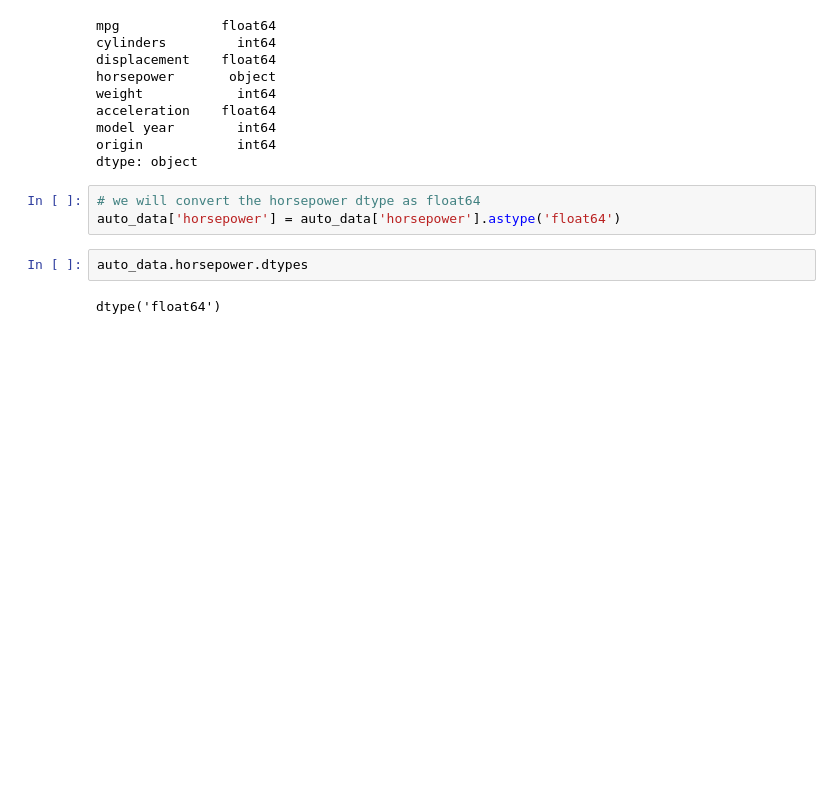
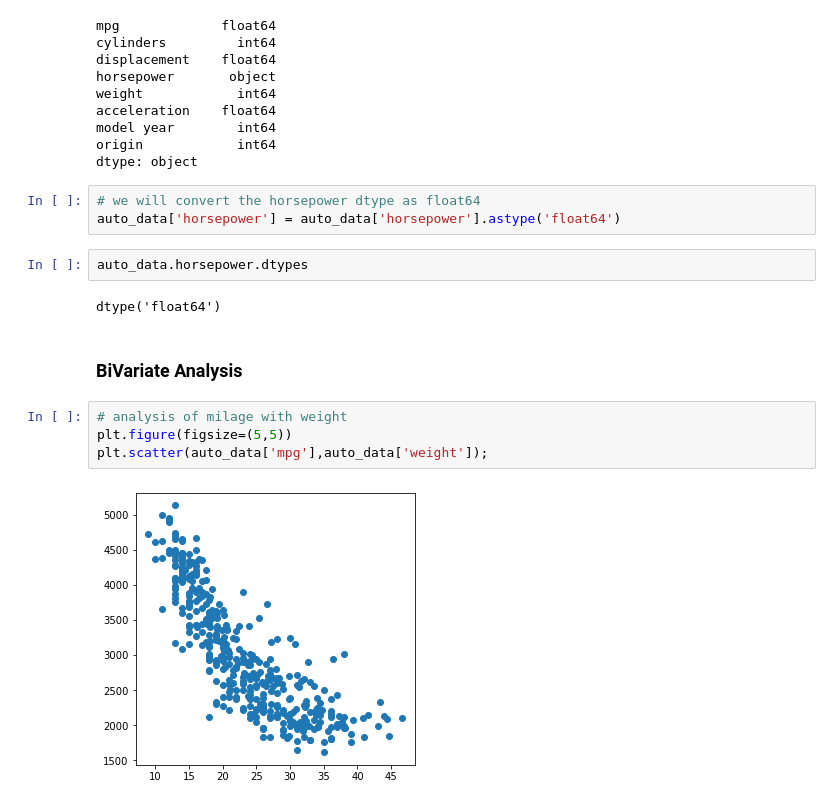
Before and after one commit to Iamsbharti/ML-AI, a Jupyter notebook: algorithms/Liner-Regression/auto_linear.ipynb, the cells around one changed output. Saved outputs shown, nothing was run; the diff lists cells and outputs as text; blank space fills up the shorter version.

Commit message:
weight vs milege :rocket:

```diff
--- a/algorithms/Liner-Regression/auto_linear.ipynb
+++ b/algorithms/Liner-Regression/auto_linear.ipynb
@@ -109,3 +109,11 @@ auto_data['horsepower'] = auto_data['horsepower'].astype('float64')
 auto_data.horsepower.dtypes
 # %% [output]
 dtype('float64')
+# %% [markdown]
+### BiVariate Analysis
+# %%
+# analysis of milage with weight
+plt.figure(figsize=(5,5))
+plt.scatter(auto_data['mpg'],auto_data['weight']);
+# %% [output]
+[figure, added]
```
